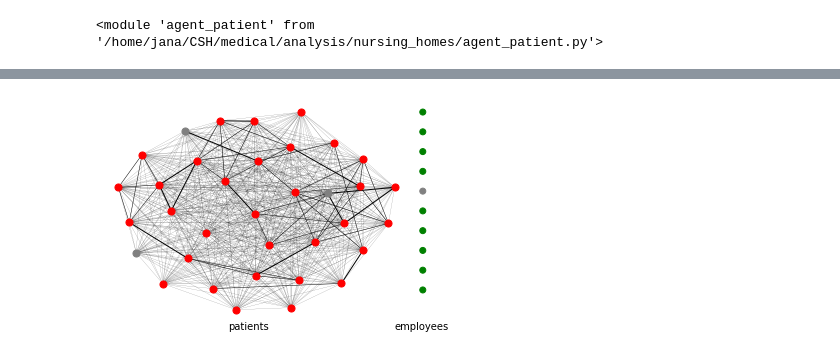
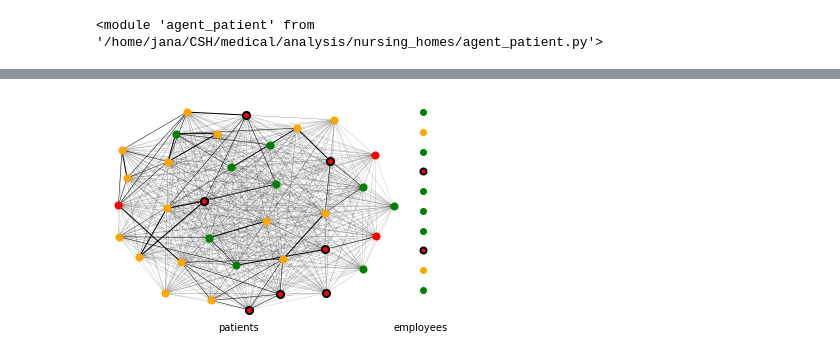
Before and after one commit to JanaLasser/agent_based_COVID_SEIRX, a Jupyter notebook: run_model.ipynb, the cells around one changed output, grey strips where cells are left out. Cells and saved outputs as stored; diff of their text form; code cells hidden in the pictures.

Commit message:
pos for graph needs to be created in main script to keep node positions consinstent

```diff
--- a/run_model.ipynb
+++ b/run_model.ipynb
@@ -16,29 +16,14 @@ importlib.reload(agent_patient)
 # %%
 N_patients = 50
 N_employees = 10
-N_steps = 50
+N_steps = 100
 WB = 2
 G = nx.readwrite.gpickle.read_gpickle('../../data/nursing_homes/WB{}_static_interactions.gpickle'\
                                   .format(WB))
 
 SIR_model = model_SEIRX.SIR(G, N_employees, 0)
-E = []
-I = []
-R = []
 for i in range(N_steps):
-    #print('*** step {} *** '.format(i))
     SIR_model.step()
-    E_tmp = [a.exposed for a in SIR_model.schedule.agents]
-    E.append(np.asarray(E_tmp).sum())
-    I_tmp = [a.infected for a in SIR_model.schedule.agents]
-    I.append(np.asarray(I_tmp).sum())
-    R_tmp = [a.recovered for a in SIR_model.schedule.agents]
-    R.append(np.asarray(R_tmp).sum())
-
-E = np.asarray(E)
-I = np.asarray(I)
-R = np.asarray(R)
-S = np.asarray([N_patients] * N_steps) - E - I - R
 # %%
 pop_numbers = SIR_model.datacollector.get_model_vars_dataframe()
 pop_numbers['S_patient'] = N_patients - pop_numbers.E_patient - pop_numbers.I_patient - pop_numbers.R_patient
@@ -51,6 +42,8 @@ viz.draw_infection_timeline(SIR_model, 'patient', ax)
+# %%
+pos = nx.drawing.layout.spring_layout(G, dim=2, weight='weight')
 # %%
 importlib.reload(viz)
 fig, ax = plt.subplots()
-viz.draw_states(SIR_model, 30, ax)
+viz.draw_states(SIR_model, 29, pos, ax)
 # %% [output]
-[figure, old version]
+[figure, new version]
```
Also changed, not shown: parts of 2 cells of this notebook.
